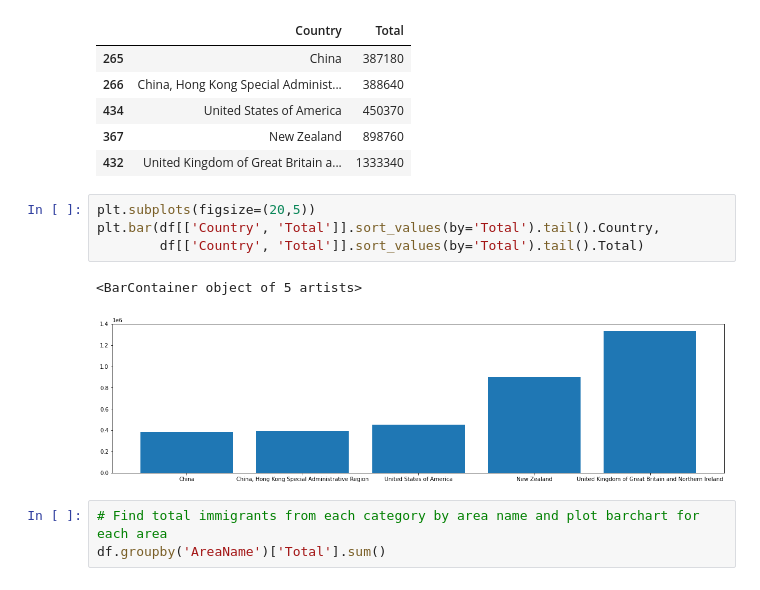
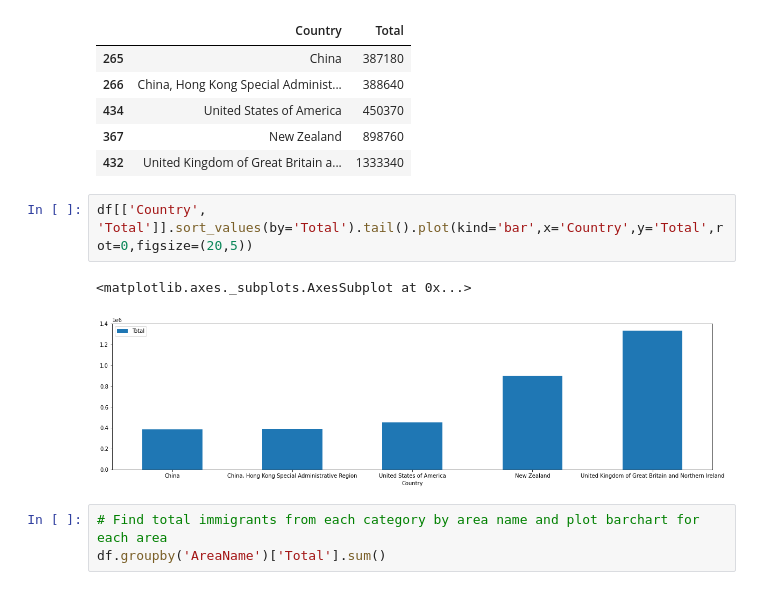
Before and after one commit to leangaurav/dsc_weekennd_2020_08_30, a Jupyter notebook: Assignments/Lino/Immigrants/AustraliaImmigrantsMatplotlib.ipynb, the cells around one changed output. Drawn from its saved outputs; the diff is of its cells as text.

Commit message:
Updating Australia Immigrants Matplotlib Assignment

```diff
--- a/Assignments/Lino/Immigrants/AustraliaImmigrantsMatplotlib.ipynb
+++ b/Assignments/Lino/Immigrants/AustraliaImmigrantsMatplotlib.ipynb
@@ -43,13 +43,11 @@ df[['Country', 'Total']].sort_values(by='Total').tail()
 | 434 | United States of America | 450370 |
 | 367 | New Zealand | 898760 |
 | 432 | United Kingdom of Great Britain a... | 1333340 |
-# %%
-plt.subplots(figsize=(20,5))
-plt.bar(df[['Country', 'Total']].sort_values(by='Total').tail().Country,
-        df[['Country', 'Total']].sort_values(by='Total').tail().Total)
-# %% [output]
-<BarContainer object of 5 artists>
-[figure, removed]
+# %%
+df[['Country', 'Total']].sort_values(by='Total').tail().plot(kind='bar',x='Country',y='Total',rot=0,figsize=(20,5))
+# %% [output]
+<matplotlib.axes._subplots.AxesSubplot at 0x...>
+[figure, added]
 # %%
 # Find total immigrants from each category by area name and plot barchart for each area
 df.groupby('AreaName')['Total'].sum()
```
Also changed, not shown: parts of 9 cells of this notebook.
